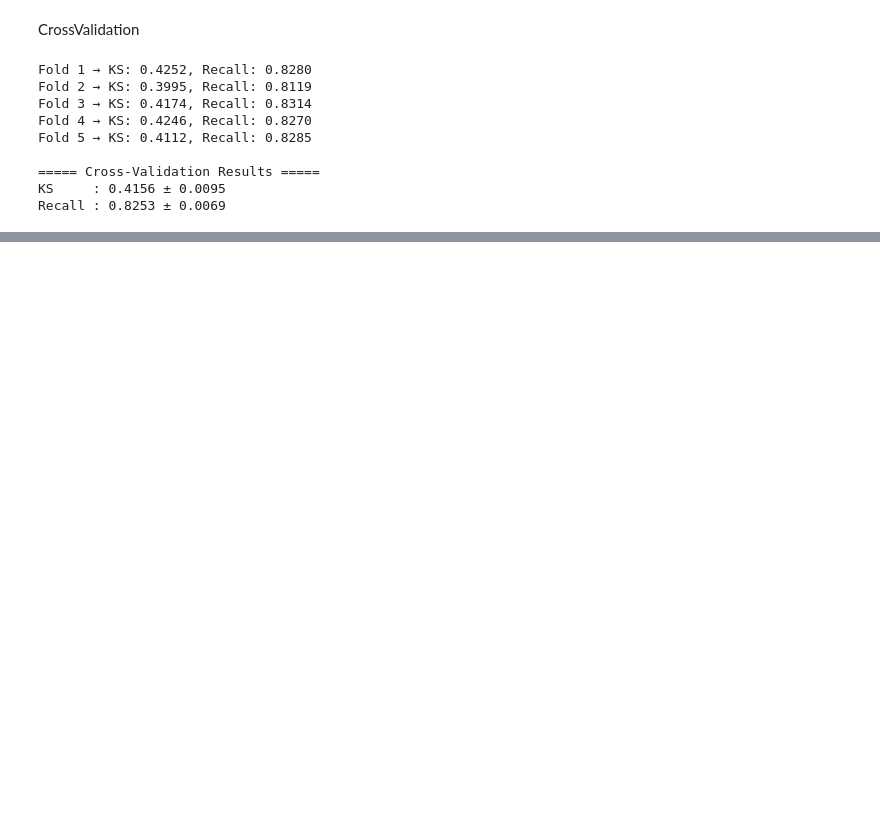
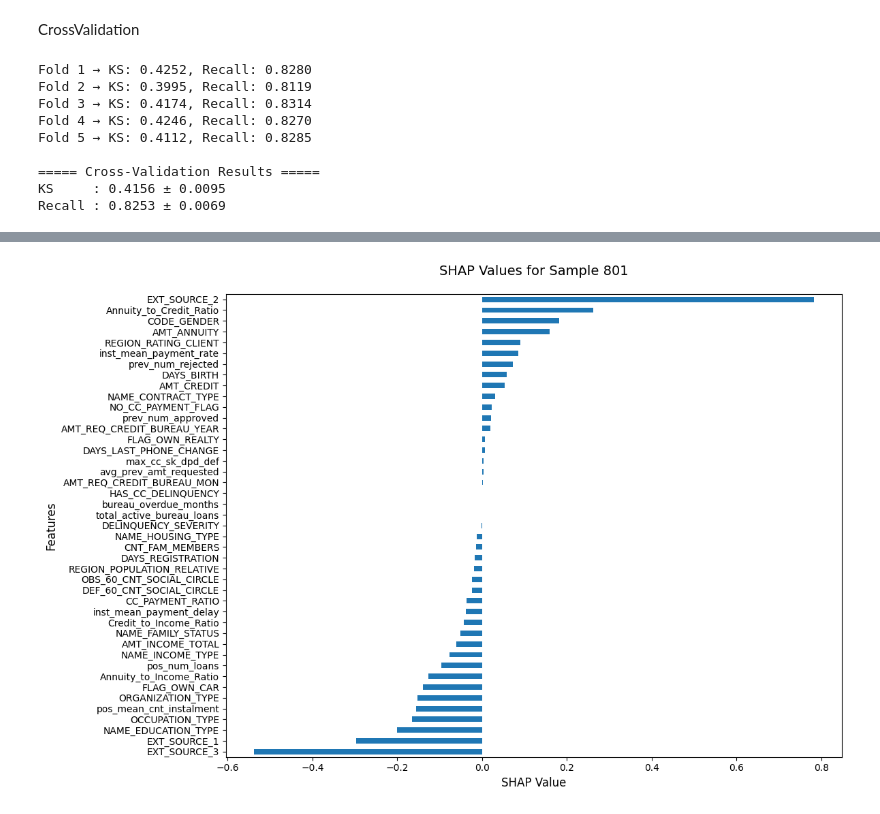
Before and after one commit to Parvrajchauhan/fintech-loan-predictor, a Jupyter notebook: Notebooks/Classification.ipynb, the cells around one changed output, grey strips where cells are left out. Drawn from its saved outputs; the diff is of its cells as text; code cells hidden in the pictures; blank space fills up the shorter version.

```diff
--- a/Notebooks/Classification.ipynb
+++ b/Notebooks/Classification.ipynb
@@ -740,3 +743,10 @@ Best Params: {'colsample_bytree': 0.8, 'learning_rate': 0.018, 'max_depth': 4, '
+# %%
+model6 = xgb.XGBClassifier(**param,objective='binary:logistic',
+    eval_metric='auc',
+    base_score=0.5000,
+    scale_pos_weight=scale_pos_weight,
+    random_state=42,
+    n_jobs=-1)
 # %%
 mlflow.set_tracking_uri("http://127.0.0.1:5000/")
 mlflow.set_experiment("Target_Classification")
@@ -889,0 +956,11 @@ Recall : 0.8253 ± 0.0069
+# %%
+plt.figure(figsize=(12, 8))
+shap_df.iloc[801].sort_values().plot(kind="barh")
+
+plt.title(f"SHAP Values for Sample 801", fontsize=14, pad=20)
+plt.xlabel("SHAP Value", fontsize=12)
+plt.ylabel("Features", fontsize=12)
+plt.tight_layout()
+plt.show()
+# %% [output]
+[figure, added]
```
Also changed, not shown: parts of 8 cells of this notebook, 1 other file.
